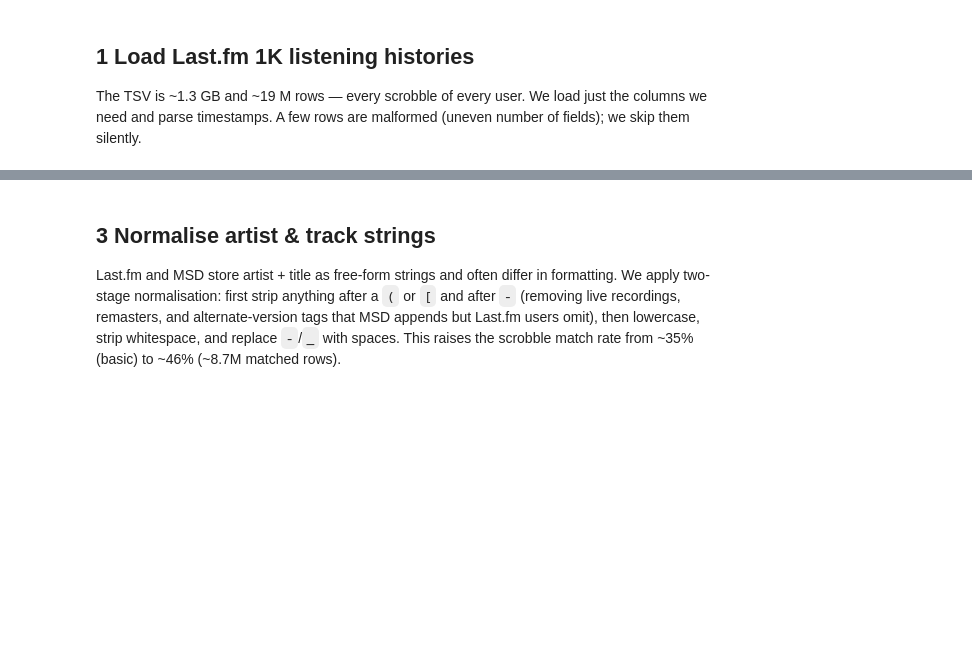
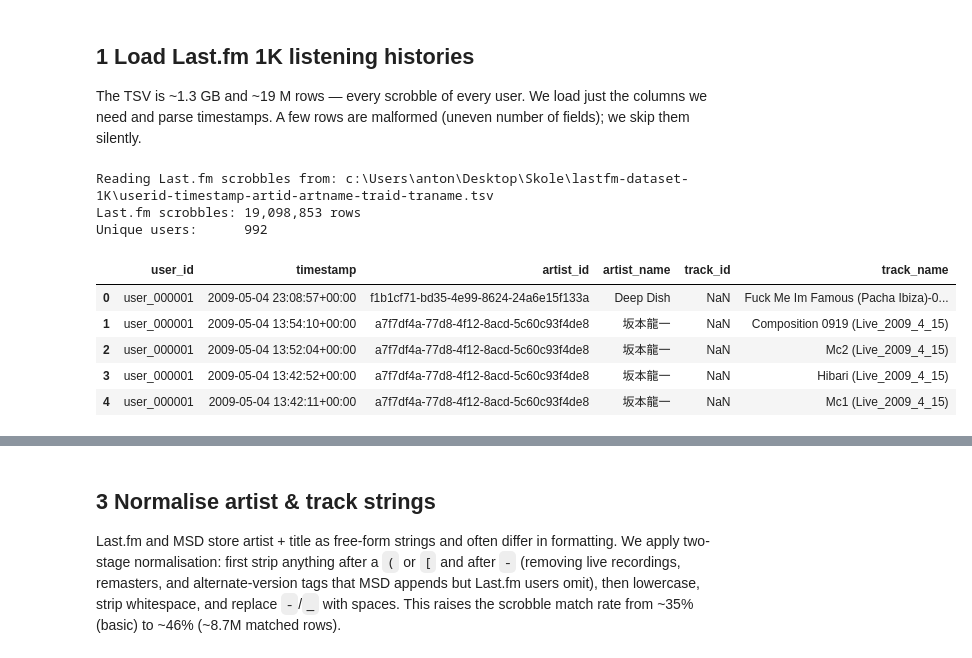
Before and after one commit to Maglehoj/MBML---2026, a Jupyter notebook: phase0_data.ipynb, the cells around one changed output, grey strips where cells are left out. Cells and saved outputs as stored; diff of their text form; code cells hidden in the pictures; blank space fills up the shorter version.

```diff
--- a/phase0_data.ipynb
+++ b/phase0_data.ipynb
@@ -57,16 +57,34 @@ FEATURE_COLS = ['loudness', 'tempo', 'key', 'mode', 'time_signature', 'duration'
 
 The TSV is ~1.3 GB and ~19 M rows — every scrobble of every user. We load just the columns we need and parse timestamps. A few rows are malformed (uneven number of fields); we skip them silently.
 # %%
-lastfm_path = LASTFM_DIR / 'userid-timestamp-artid-artname-traid-traname.tsv'
+# Auto-detect the Last.fm filename: original distribution is unsuffixed,
+# but some mirrors ship it as ...-001.tsv. Pick whichever exists.
+candidates = [
+    LASTFM_DIR / 'userid-timestamp-artid-artname-traid-traname.tsv',
+    LASTFM_DIR / 'userid-timestamp-artid-artname-traid-traname-001.tsv',
+]
+lastfm_path = next((p for p in candidates if p.exists()), candidates[0])
+print(f'Reading Last.fm scrobbles from: {lastfm_path}')
+
 df_lastfm = pd.read_csv(
     lastfm_path, sep='\t', header=None,
     names=['user_id', 'timestamp', 'artist_id', 'artist_name', 'track_id', 'track_name'],
     parse_dates=['timestamp'],
     on_bad_lines='skip',
 )
 print(f'Last.fm scrobbles: {len(df_lastfm):,} rows')
 print(f'Unique users:      {df_lastfm["user_id"].nunique():,}')
 df_lastfm.head()
+# %% [output]
+Reading Last.fm scrobbles from: c:\Users\anton\Desktop\Skole\lastfm-dataset-1K\userid-timestamp-artid-artname-traid-traname.tsv
+Last.fm scrobbles: 19,098,853 rows
+Unique users:      992
+|  | user_id | timestamp | artist_id | artist_name | track_id | track_name |
+| 0 | user_000001 | 2009-05-04 23:08:57+00:00 | f1b1cf71-bd35-4e99-8624-24a6e15f133a | Deep Dish | NaN | Fuck Me Im Famous (Pacha Ibiza)-0... |
+| 1 | user_000001 | 2009-05-04 13:54:10+00:00 | a7f7df4a-77d8-4f12-8acd-5c60c93f4de8 | 坂本龍一 | NaN | Composition 0919 (Live_2009_4_15) |
+| 2 | user_000001 | 2009-05-04 13:52:04+00:00 | a7f7df4a-77d8-4f12-8acd-5c60c93f4de8 | 坂本龍一 | NaN | Mc2 (Live_2009_4_15) |
+| 3 | user_000001 | 2009-05-04 13:42:52+00:00 | a7f7df4a-77d8-4f12-8acd-5c60c93f4de8 | 坂本龍一 | NaN | Hibari (Live_2009_4_15) |
+| 4 | user_000001 | 2009-05-04 13:42:11+00:00 | a7f7df4a-77d8-4f12-8acd-5c60c93f4de8 | 坂本龍一 | NaN | Mc1 (Live_2009_4_15) |
 # %% [markdown]
 ## 2  Load the MSD summary file
 
```
Also changed, not shown: parts of 12 cells of this notebook, 1 other file.
